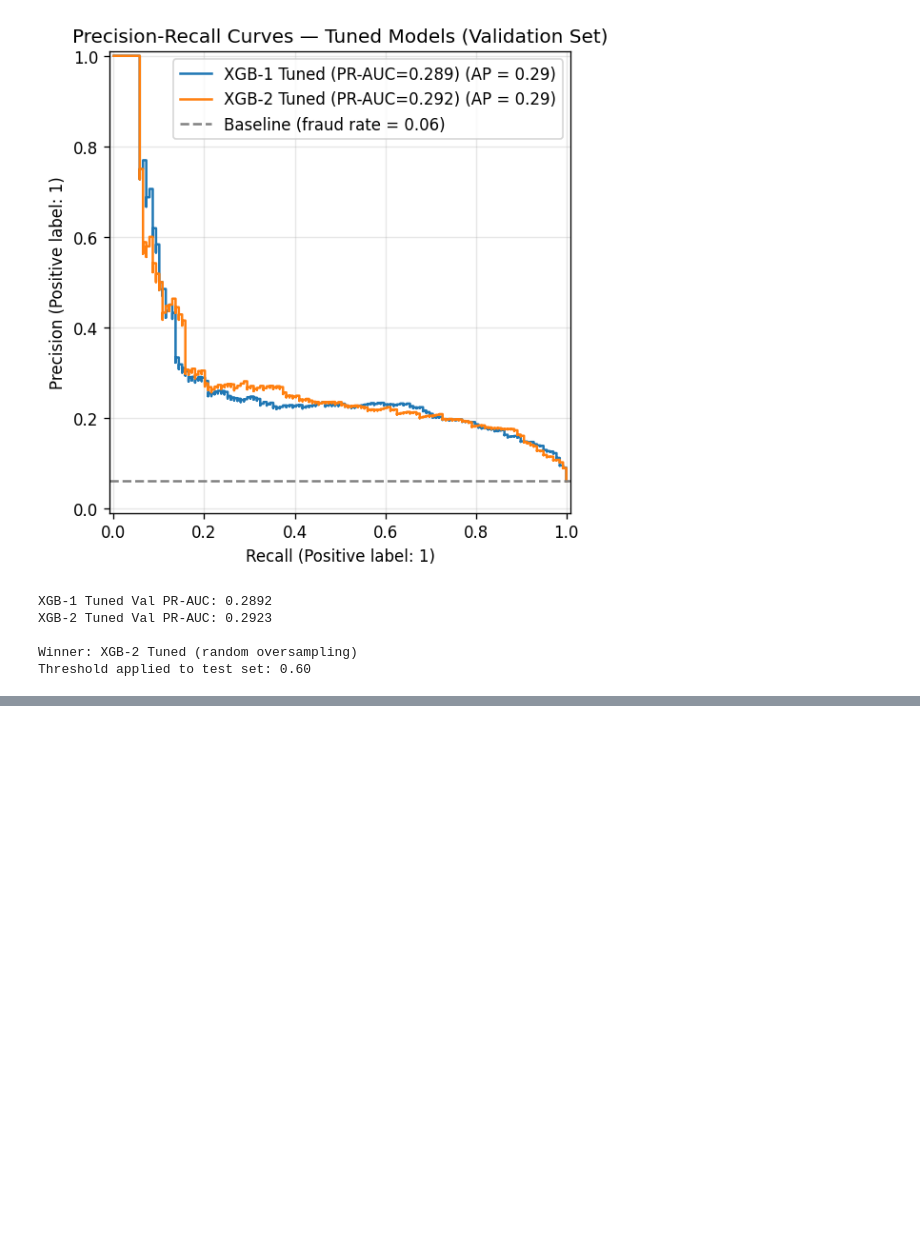
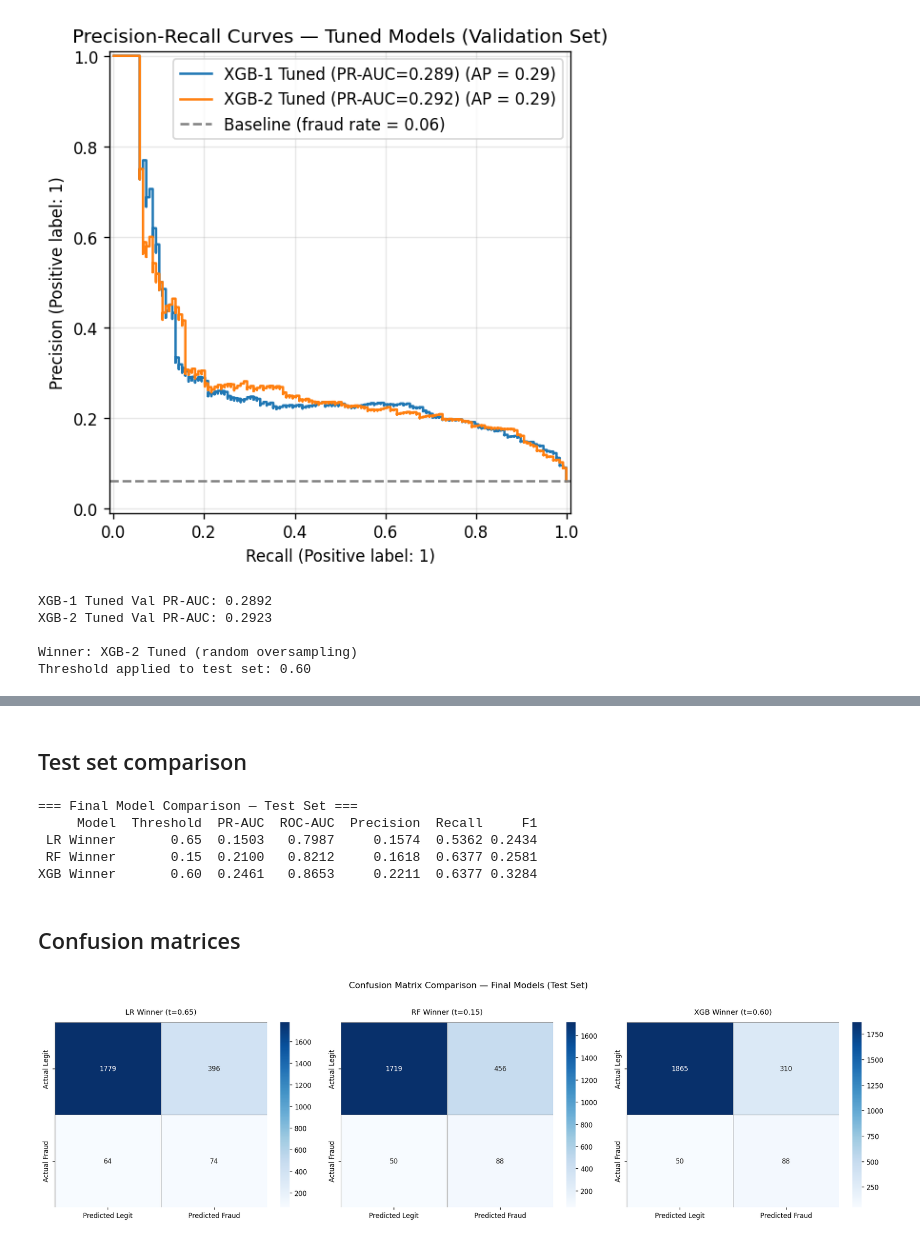
Before and after one commit to 1manvi/ML-Credit-Card-Fraud-2026, a Jupyter notebook: data_preprocessing_feature_engineering+XGBoost_not_finished.ipynb, the cells around one changed output, grey strips where cells are left out. Drawn from its saved outputs; the diff is of its cells as text; code cells hidden in the pictures; blank space fills up the shorter version.

```diff
--- a/data_preprocessing_feature_engineering+XGBoost_not_finished.ipynb
+++ b/data_preprocessing_feature_engineering+XGBoost_not_finished.ipynb
@@ -2066,0 +2090,80 @@ Final test set (XGB-2 Tuned (random oversampling)):
+# %% [markdown]
+## Test set comparison
+# %%
+# ── Test set predictions for each winner ──────────────────────────────────────
+
+# LR winner
+y_test_proba_lr  = lr1_tuned.predict_proba(X_test)[:, 1]
+y_test_pred_lr   = (y_test_proba_lr >= best_lr_threshold).astype(int)
+
+# RF winner
+y_test_proba_rf  = best_rf_model.predict_proba(X_test)[:, 1]
+y_test_pred_rf   = (y_test_proba_rf >= best_rf_thresh).astype(int)
+
+# XGB winner
+y_test_proba_xgb = best_model_tuned.predict_proba(X_test)[:, 1]
+y_test_pred_xgb  = (y_test_proba_xgb >= best_thresh_tuned).astype(int)
+
+# ── Metrics ───────────────────────────────────────────────────────────────────
+
+lr_test_prauc     = average_precision_score(y_test, y_test_proba_lr)
+lr_test_rocauc    = roc_auc_score(y_test, y_test_proba_lr)
+lr_test_precision = precision_score(y_test, y_test_pred_lr, zero_division=0)
+lr_test_recall    = recall_score(y_test, y_test_pred_lr, zero_division=0)
+lr_test_f1        = f1_score(y_test, y_test_pred_lr, zero_division=0)
+
+rf_test_prauc     = average_precision_score(y_test, y_test_proba_rf)
+rf_test_rocauc    = roc_auc_score(y_test, y_test_proba_rf)
+rf_test_precision = precision_score(y_test, y_test_pred_rf, zero_division=0)
+rf_test_recall    = recall_score(y_test, y_test_pred_rf, zero_division=0)
+rf_test_f1        = f1_score(y_test, y_test_pred_rf, zero_division=0)
+
+xgb_test_prauc     = average_precision_score(y_test, y_test_proba_xgb)
+xgb_test_rocauc    = roc_auc_score(y_test, y_test_proba_xgb)
+xgb_test_precision = precision_score(y_test, y_test_pred_xgb, zero_division=0)
+xgb_test_recall    = recall_score(y_test, y_test_pred_xgb, zero_division=0)
+xgb_test_f1        = f1_score(y_test, y_test_pred_xgb, zero_division=0)
+
+
+results_final_test = pd.DataFrame({
+    'Model':     ['LR Winner',       'RF Winner',       'XGB Winner'],
+    'Threshold': [best_lr_threshold,  best_rf_thresh,    best_thresh_tuned],
+    'PR-AUC':    [lr_test_prauc,      rf_test_prauc,     xgb_test_prauc],
+    'ROC-AUC':   [lr_test_rocauc,     rf_test_rocauc,    xgb_test_rocauc],
+    'Precision': [lr_test_precision,  rf_test_precision, xgb_test_precision],
+    'Recall':    [lr_test_recall,     rf_test_recall,    xgb_test_recall],
+    'F1':        [lr_test_f1,         rf_test_f1,        xgb_test_f1],
+}).round(4)
+
+print("=== Final Model Comparison — Test Set ===")
+print(results_final_test.to_string(index=False))
+# %% [output]
+=== Final Model Comparison — Test Set ===
+     Model  Threshold  PR-AUC  ROC-AUC  Precision  Recall     F1
+ LR Winner       0.65  0.1503   0.7987     0.1574  0.5362 0.2434
+ RF Winner       0.15  0.2100   0.8212     0.1618  0.6377 0.2581
+XGB Winner       0.60  0.2461   0.8653     0.2211  0.6377 0.3284
+# %% [markdown]
+## Confusion matrices
+# %%
+fig, axes = plt.subplots(1, 3, figsize=(18, 5))
+
+models_final_test = [
+    (confusion_matrix(y_test, y_test_pred_lr),  f'LR Winner (t={best_lr_threshold:.2f})'),
+    (confusion_matrix(y_test, y_test_pred_rf),  f'RF Winner (t={best_rf_thresh:.2f})'),
+    (confusion_matrix(y_test, y_test_pred_xgb), f'XGB Winner (t={best_thresh_tuned:.2f})'),
+]
+
+for ax, (cm, title) in zip(axes, models_final_test):
+    sns.heatmap(cm, annot=True, fmt='d', cmap='Blues',
+                xticklabels=['Predicted Legit', 'Predicted Fraud'],
+                yticklabels=['Actual Legit', 'Actual Fraud'],
+                linewidths=0.5, linecolor='gray', ax=ax)
+    ax.set_title(title, fontsize=11, pad=12)
+
+plt.suptitle('Confusion Matrix Comparison — Final Models (Test Set)',
+             fontsize=13, y=1.02)
+plt.tight_layout()
+plt.show()
+# %% [output]
+[figure, added]
```
Also changed, not shown: parts of 20 cells of this notebook.
